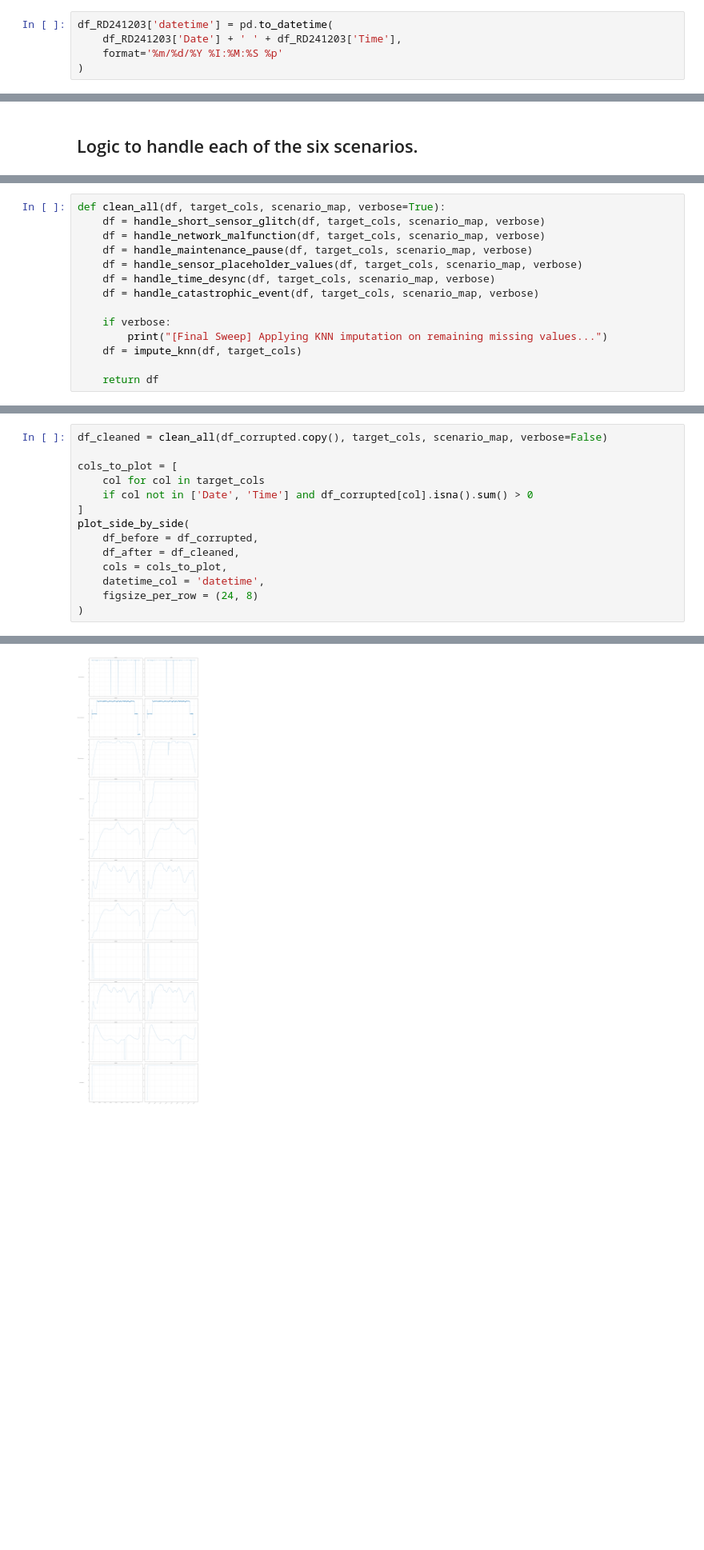
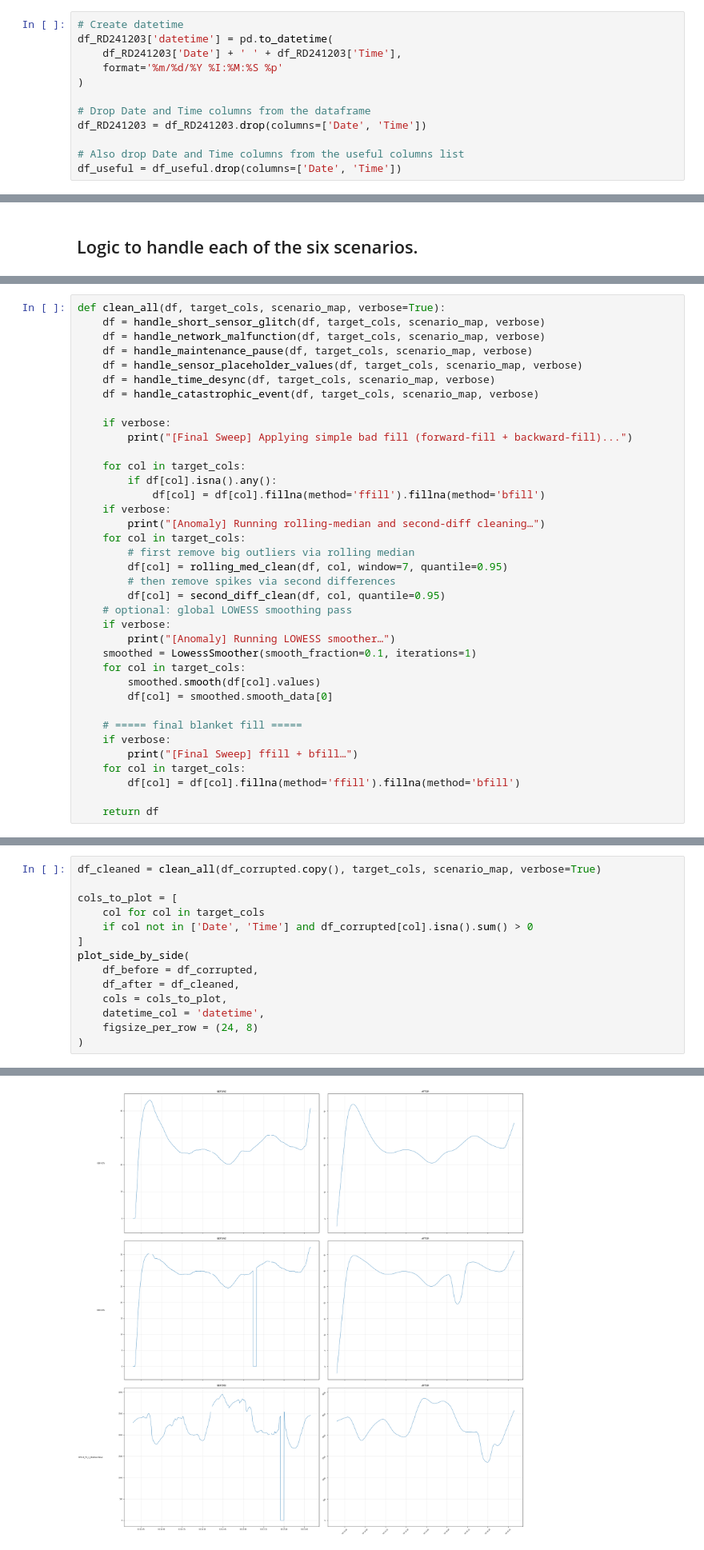
Before and after one commit to toddclark000/Dule_Gasifier_ML, a Jupyter notebook: entire_pipeline.ipynb, the cells around one changed output, grey strips where cells are left out. Shown at 80% size. Cells and saved outputs as stored; diff of their text form; blank space fills up the shorter version.

```diff
--- a/entire_pipeline.ipynb
+++ b/entire_pipeline.ipynb
@@ -84,10 +83,17 @@ EFG:Post_AB_O2.Value                            int64
 Recirc_VFD_Amps                                 int64
 dtype: object
 # %%
+# Create datetime
 df_RD241203['datetime'] = pd.to_datetime(
     df_RD241203['Date'] + ' ' + df_RD241203['Time'],
     format='%m/%d/%Y %I:%M:%S %p'
 )
+
+# Drop Date and Time columns from the dataframe
+df_RD241203 = df_RD241203.drop(columns=['Date', 'Time'])
+
+# Also drop Date and Time columns from the useful columns list
+df_useful = df_useful.drop(columns=['Date', 'Time'])
 # %%
 def are_columns_present(df_subset, df_full):
     """
@@ -620,8 +634,31 @@ def clean_all(df, target_cols, scenario_map, verbose=True):
     df = handle_catastrophic_event(df, target_cols, scenario_map, verbose)
 
     if verbose:
-        print("[Final Sweep] Applying KNN imputation on remaining missing values...")
-    df = impute_knn(df, target_cols)
+        print("[Final Sweep] Applying simple bad fill (forward-fill + backward-fill)...")
+
+    for col in target_cols:
+        if df[col].isna().any():
+            df[col] = df[col].fillna(method='ffill').fillna(method='bfill')
+    if verbose:
+        print("[Anomaly] Running rolling-median and second-diff cleaning…")
+    for col in target_cols:
+        # first remove big outliers via rolling median
+        df[col] = rolling_med_clean(df, col, window=7, quantile=0.95)
+        # then remove spikes via second differences
+        df[col] = second_diff_clean(df, col, quantile=0.95)
+    # optional: global LOWESS smoothing pass
+    if verbose:
+        print("[Anomaly] Running LOWESS smoother…")
+    smoothed = LowessSmoother(smooth_fraction=0.1, iterations=1)
+    for col in target_cols:
+        smoothed.smooth(df[col].values)
+        df[col] = smoothed.smooth_data[0]
+
+    # ===== final blanket fill =====
+    if verbose:
+        print("[Final Sweep] ffill + bfill…")
+    for col in target_cols:
+        df[col] = df[col].fillna(method='ffill').fillna(method='bfill')
 
     return df
 # %%
@@ -680,7 +717,7 @@ def plot_side_by_side(df_before, df_after, cols, datetime_col='datetime', figsiz
     fig.tight_layout(h_pad=1.5)
     plt.show()
 # %%
-df_cleaned = clean_all(df_corrupted.copy(), target_cols, scenario_map, verbose=False)
+df_cleaned = clean_all(df_corrupted.copy(), target_cols, scenario_map, verbose=True)
 
 cols_to_plot = [
     col for col in target_cols
@@ -698,3 +744,3 @@ Final target columns: ['Date', 'Time', 'EFG Air Flow Rate lb/hr', 'Primary O2 Fl
-[figure, old version]
+[figure, new version]
 # %% [markdown]
 ## Now we will prepare the PyPOTS input
```
Also changed, not shown: parts of 33 cells of this notebook, 1 other file.
